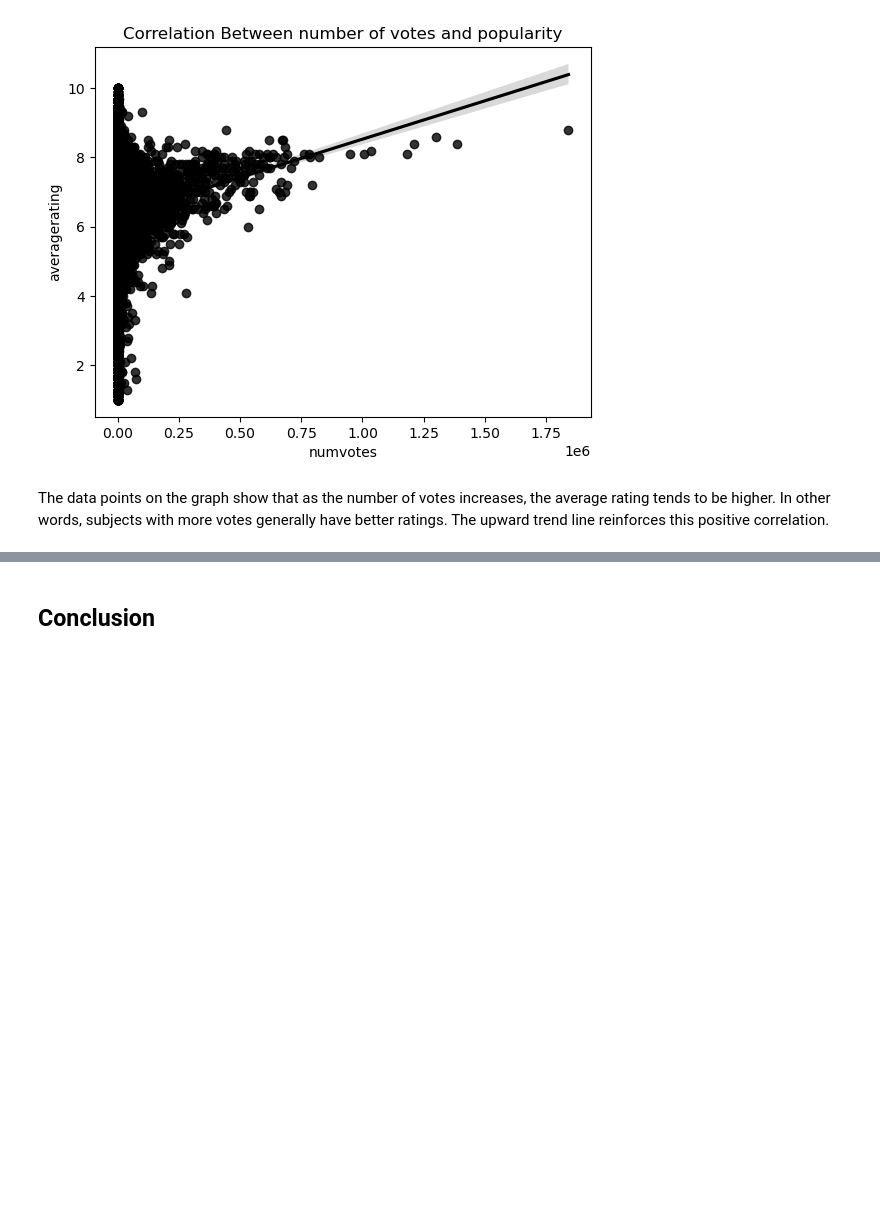
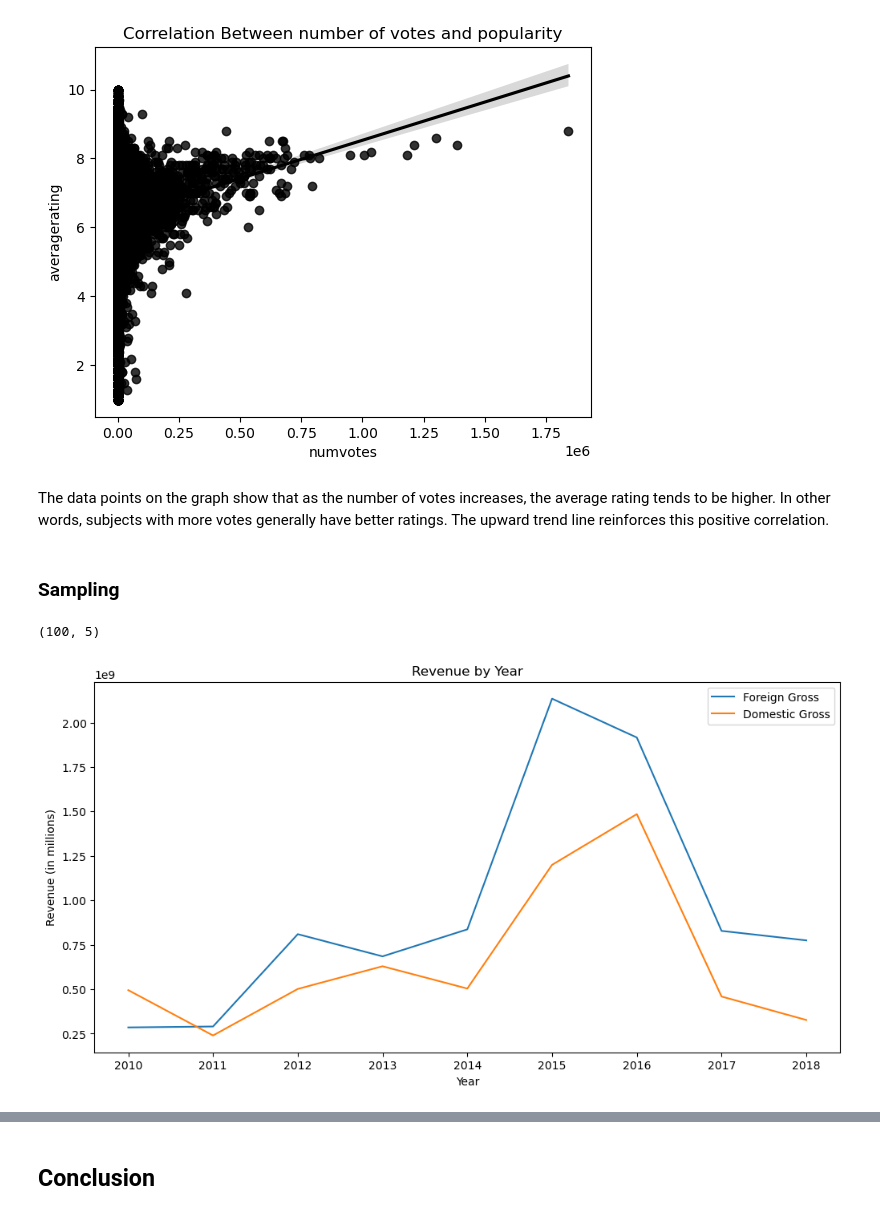
Before and after one commit to Kanyi254/dsc-phase-2-project-v3, a Jupyter notebook: student.ipynb, the cells around one changed output, grey strips where cells are left out. Drawn from its saved outputs; the diff is of its cells as text; code cells hidden in the pictures; blank space fills up the shorter version.

```diff
--- a/student.ipynb
+++ b/student.ipynb
@@ -686,3 +694,25 @@ plt.show()
 [figure]
 # %% [markdown]
 The data points on the graph show that as the number of votes increases, the average rating tends to be higher. In other words, subjects with more votes generally have better ratings. The upward trend line reinforces this positive correlation.
+# %% [markdown]
+### Sampling
+# %%
+sample_csv = data_csv.sample(n=100, random_state=42)
+sample_csv.shape
+# %% [output]
+(100, 5)
+# %%
+#let's now plot revenue by year of sampled data
+revenue_by_year = sample_csv.groupby('year').sum().reset_index()
+#let's plot
+
+plt.figure(figsize=(12, 6))
+sns.lineplot(x='year', y='foreign_gross', data=revenue_by_year, label='Foreign Gross')
+sns.lineplot(x='year', y='domestic_gross', data=revenue_by_year, label='Domestic Gross')
+plt.title('Revenue by Year')
+plt.xlabel('Year')
+plt.ylabel('Revenue (in millions)')
+plt.legend()
+plt.show()
+# %% [output]
+[figure, added]
```
Also changed, not shown: parts of 20 cells of this notebook, 1 other file.
